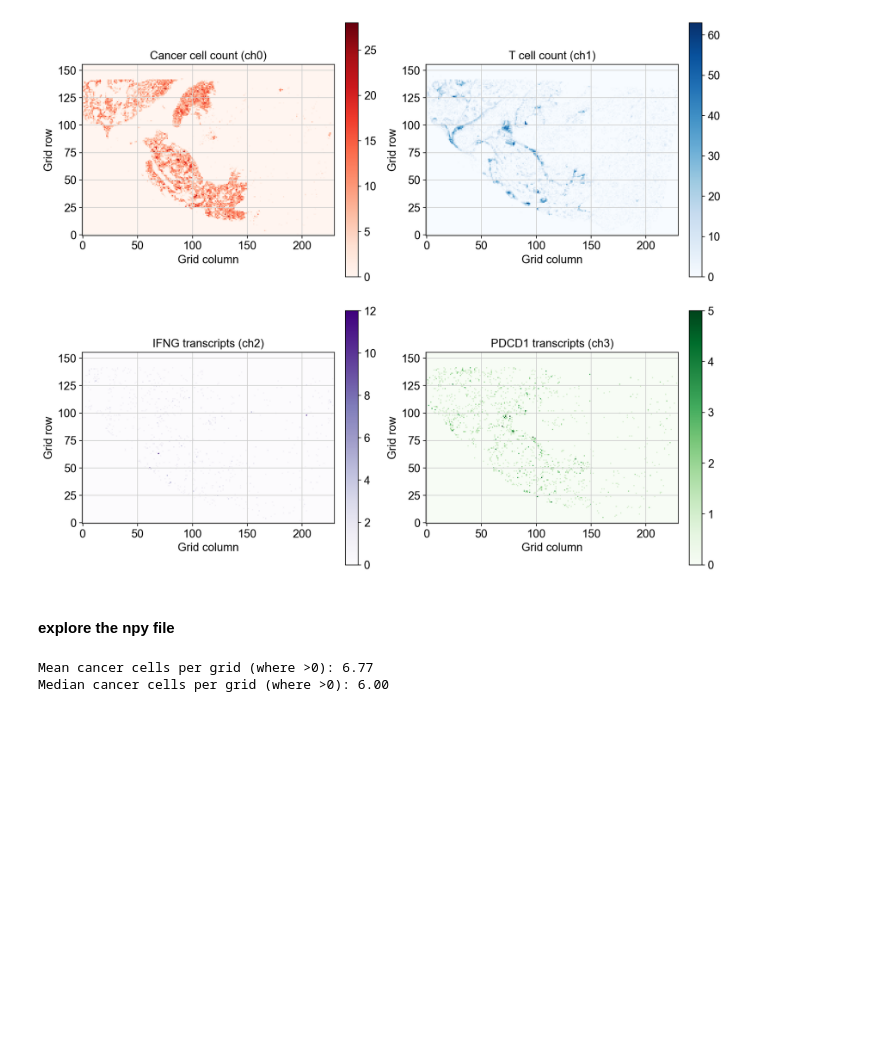
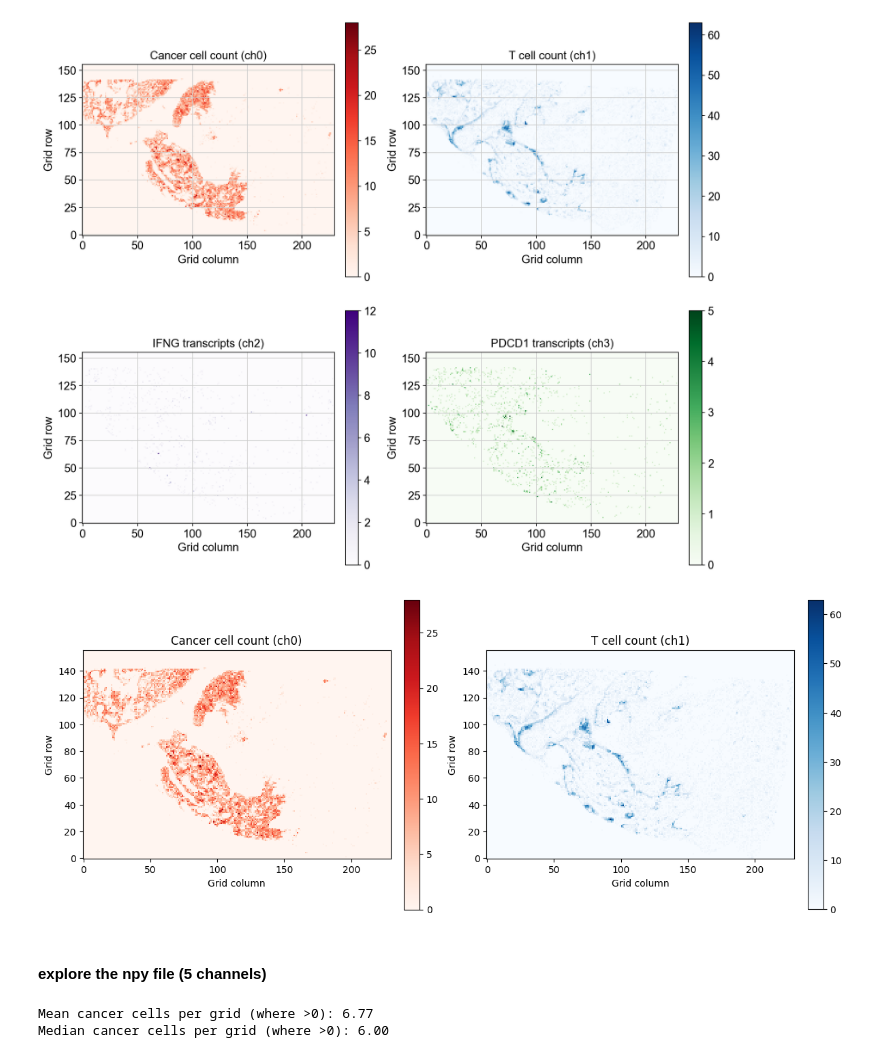
Before and after one commit to james-bole-pan/cancer-immune-simulations, a Jupyter notebook: data_preprocessing_notebooks/notebook_preprocessing_xenium5k_luad.ipynb, the cells around one changed output. Saved outputs shown, nothing was run; the diff lists cells and outputs as text; code cells hidden in the pictures; blank space fills up the shorter version.

```diff
--- a/data_preprocessing_notebooks/notebook_preprocessing_xenium5k_luad.ipynb
+++ b/data_preprocessing_notebooks/notebook_preprocessing_xenium5k_luad.ipynb
@@ -175,3 +232,6 @@ grid5.shape, meta
    'IFNG_transcript_count',
    'PDCD1_transcript_count',
    'placeholder']})
+# %%
+grid3, meta = grid_aggregate_3ch(adata, bin_size=50.0)
+grid3.shape, meta
@@ -208,6 +275,33 @@ plt.tight_layout()
 plt.show()
 # %% [output]
 [figure]
+# %%
+fig, axes = plt.subplots(1, 2, figsize=(12, 10))
+
+titles = [
+    "Cancer cell count (ch0)",
+    "T cell count (ch1)",
+]
+
+cmaps = ["Reds", "Blues", "Purples", "Greens"]
+
+for i, ax in enumerate(axes.flat):
+    data = grid3[:, :, i]
+    im = ax.imshow(
+        data,
+        origin="lower",
+        cmap=cmaps[i],
+        interpolation="nearest"
+    )
+    fig.colorbar(im, ax=ax, fraction=0.046, pad=0.04)
+    ax.set_title(titles[i])
+    ax.set_xlabel("Grid column")
+    ax.set_ylabel("Grid row")
+
+plt.tight_layout()
+plt.show()
+# %% [output]
+[figure, added]
 # %%
 # save grid5 as npy
 np.save("../data/xenium5k_luad_5ch_grid50um.npy", grid5)
@@ -216,5 +315,5 @@ pd.DataFrame([meta]).to_csv("../data/xenium5k_luad_5ch_grid50um_meta.csv", index
 # %% [markdown]
-#### explore the npy file
+#### explore the npy file (5 channels)
 # %%
 # Load the saved npy file
 grid5_loaded = np.load("../data/xenium5k_luad_5ch_grid50um.npy")
```
Also changed, not shown: parts of 8 cells of this notebook, 2 other files.
